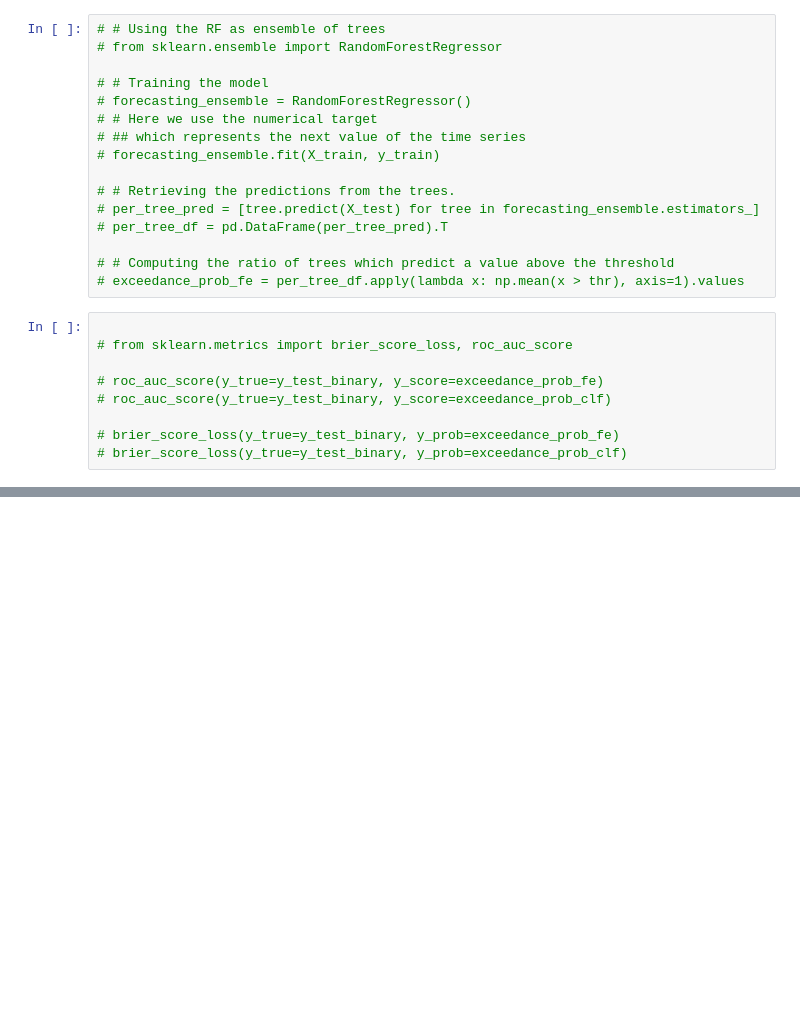
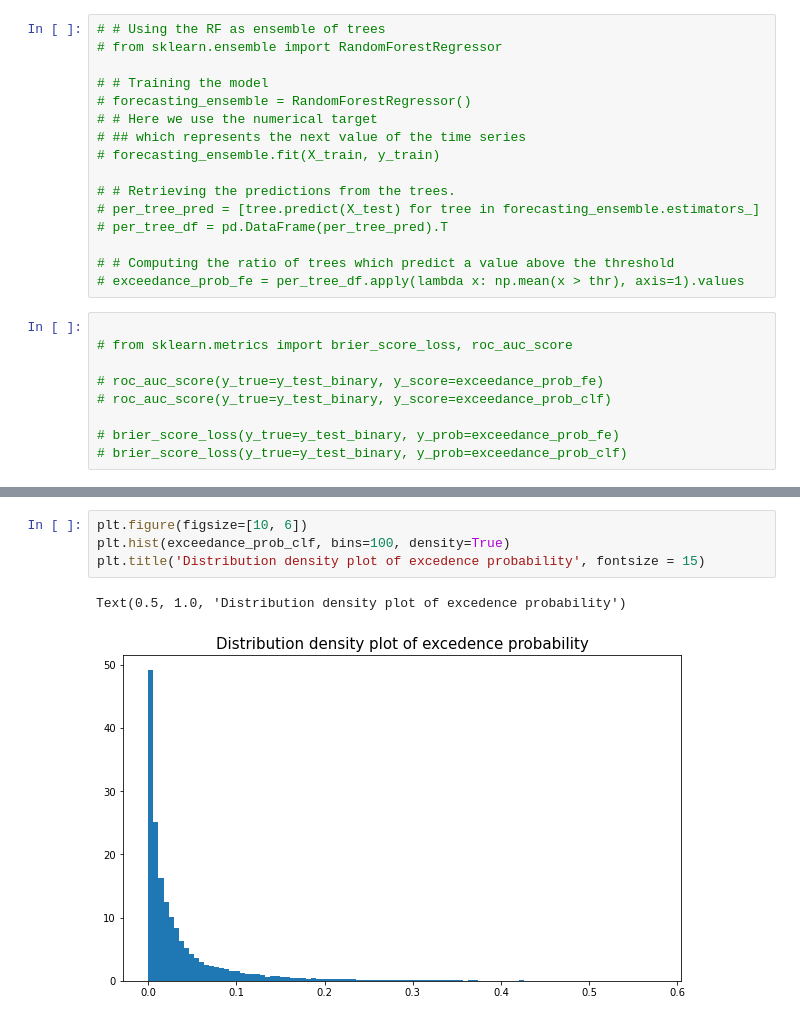
Before and after one commit to eric-shchiu/Building-energy-curtailment-simulation-in-demand-response-event-with-EV-charging, a Jupyter notebook: DR_Probability.ipynb, the cells around one changed output, grey strips where cells are left out. Cells and saved outputs as stored; diff of their text form; blank space fills up the shorter version.

```diff
--- a/DR_Probability.ipynb
+++ b/DR_Probability.ipynb
@@ -87,0 +128,7 @@ Text(0, 0.5, 'Probability')
+# %%
+plt.figure(figsize=[10, 6])
+plt.hist(exceedance_prob_clf, bins=100, density=True)
+plt.title('Distribution density plot of excedence probability', fontsize = 15)
+# %% [output]
+Text(0.5, 1.0, 'Distribution density plot of excedence probability')
+[figure, added]
```
Also changed, not shown: parts of 6 cells of this notebook, 4 other files.
